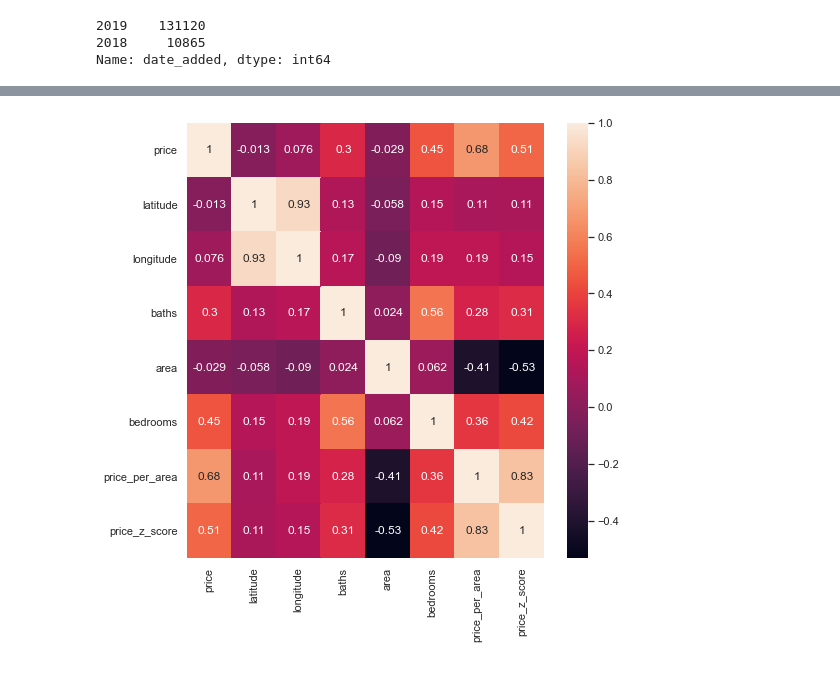
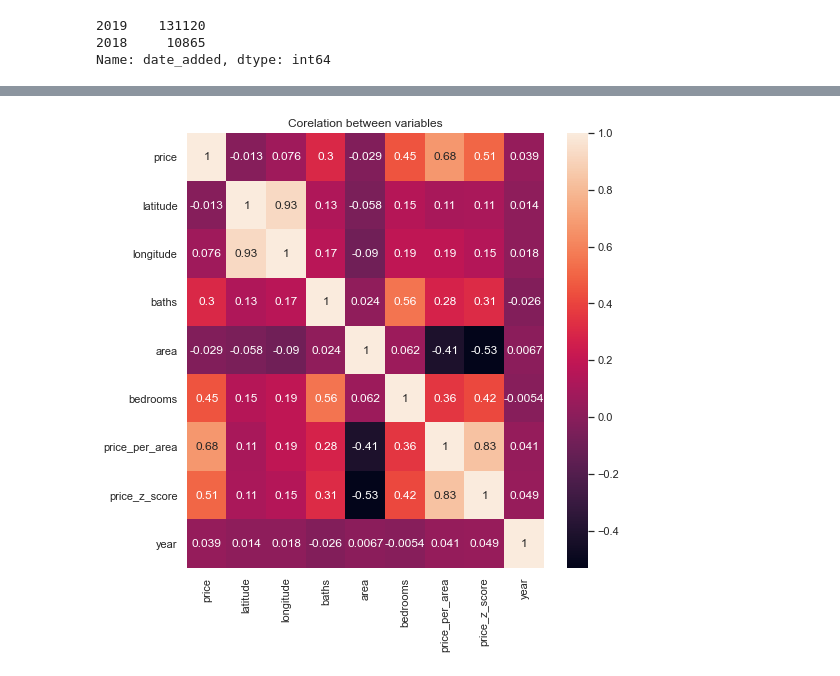
Before and after one commit to Faraz126/Zameen-Data-exploratory-Analysis, a Jupyter notebook: Hareem_EDA.ipynb, the cells around one changed output, grey strips where cells are left out. Cells and saved outputs as stored; diff of their text form; code cells hidden in the pictures.

```diff
--- a/Hareem_EDA.ipynb
+++ b/Hareem_EDA.ipynb
@@ -129,9 +129,14 @@ price_per_area     0
 price_z_score      0
 dtype: int64
 # %%
-pp_data.bedrooms.value_counts().plot(kind='bar',figsize=(8,6))
-plt.xlabel('Number of bedrooms')
-plt.ylabel('Count')
-plt.title("Count of Bedrooms")
+sns.set(font_scale=1)
+# pp_data.bedrooms.value_counts().plot(kind='bar',figsize=(8,6))
+# plt.xlabel('Number of bedrooms')
+# plt.ylabel('Count')
+# plt.title("Count of Bedrooms")
+# plt.show()
+
+fig, ax = plt.subplots(figsize=(10,6))
+sns.countplot(x="bedrooms", data=pp_data).set_title('Count of Bedrooms')
 plt.show()
 # %% [output]
@@ -208,3 +228,8 @@ Number of entries per year:
 2019    131120
 2018     10865
 Name: date_added, dtype: int64
+# %%
+pp_data['year'] = pp_data['date_added'].dt.year
+fig, ax = plt.subplots(figsize=(10,6))
+sns.countplot(x="year", data=pp_data,hue="city").set_title('Number of ads per year for each city')
+plt.show()
@@ -211,6 +238,7 @@ Name: date_added, dtype: int64
 # %%
 plt.figure(figsize=(8, 8))
 sns.set(font_scale=1)
-sns.heatmap(pp_data.corr(),annot=True);
+sns.heatmap(pp_data.corr(),annot=True).set_title('Corelation between variables')
+plt.show()
 # %% [output]
-[figure, old version]
+[figure, new version]
```
Also changed, not shown: parts of 12 cells of this notebook.
